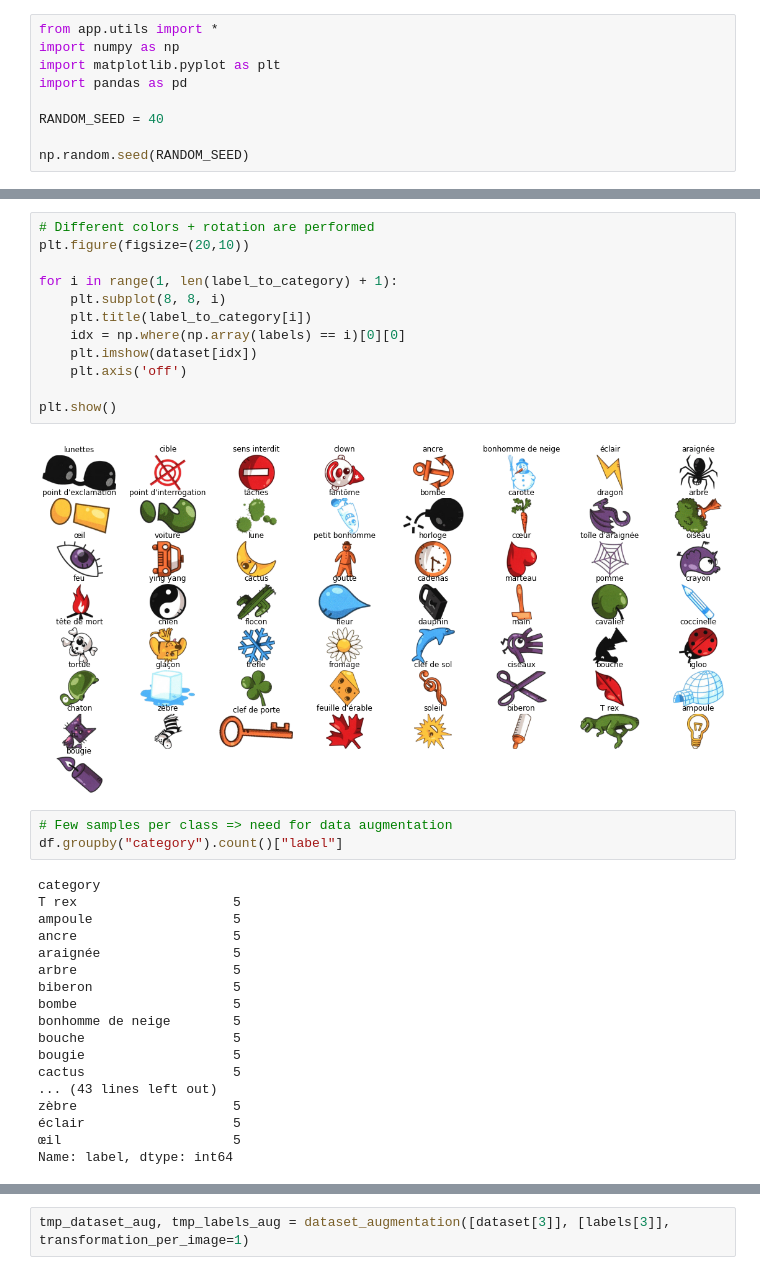
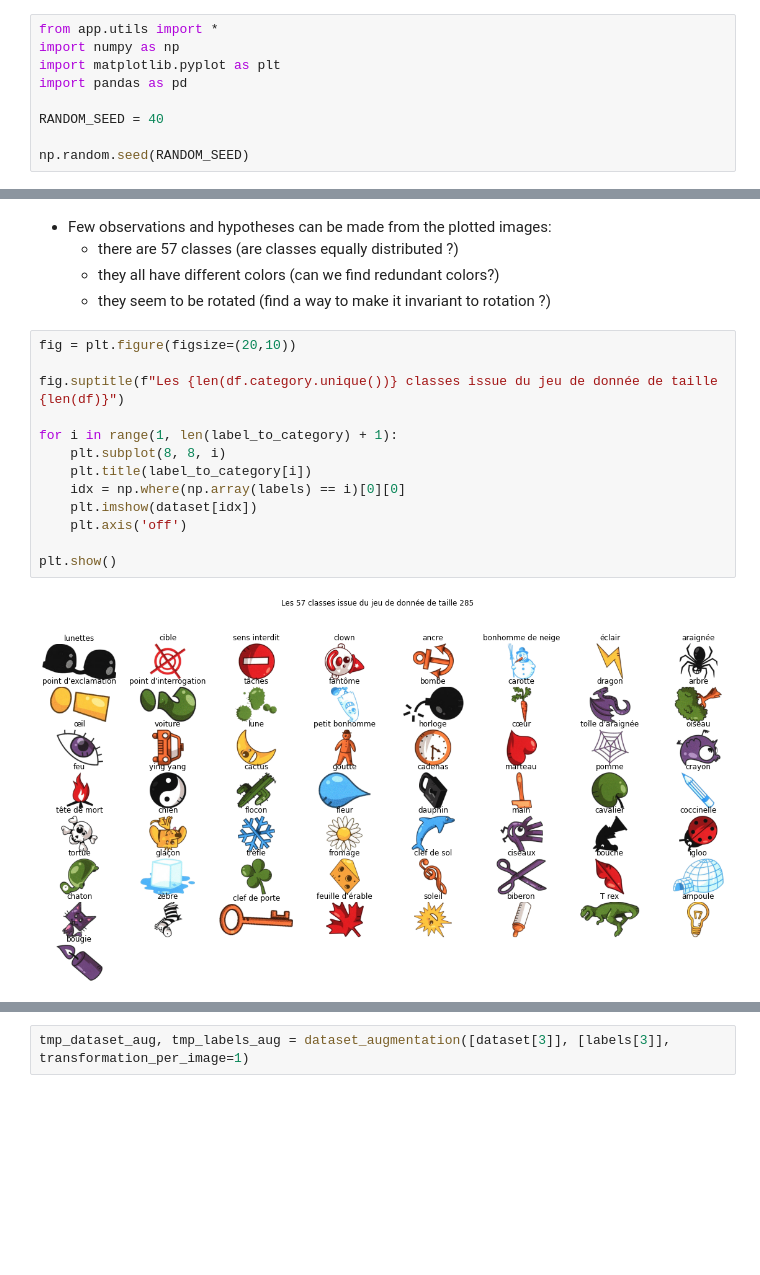
Before and after one commit to 3outeille/iml-project, a Jupyter notebook: notebook.ipynb, the cells around one changed output, grey strips where cells are left out. Saved outputs shown, nothing was run; the diff lists cells and outputs as text; blank space fills up the shorter version.

```diff
--- a/notebook.ipynb
+++ b/notebook.ipynb
@@ -42,35 +55,20 @@ df
+# %% [markdown]
+- Few observations and hypotheses can be made from the plotted images:
+    - there are 57 classes (are classes equally distributed ?)
+    - they all have different colors (can we find redundant colors?)
+    - they seem to be rotated (find a way to make it invariant to rotation ?)
 # %%
-# Different colors + rotation are performed
-plt.figure(figsize=(20,10))
+fig = plt.figure(figsize=(20,10))
+
+fig.suptitle(f"Les {len(df.category.unique())} classes issue du jeu de donnée de taille {len(df)}")
 
 for i in range(1, len(label_to_category) + 1):
     plt.subplot(8, 8, i)
     plt.title(label_to_category[i])
     idx = np.where(np.array(labels) == i)[0][0]
     plt.imshow(dataset[idx])
     plt.axis('off')
 
 plt.show()
 # %% [output]
-[figure, old version]
+[figure, new version]
-# %%
-# Few samples per class => need for data augmentation
-df.groupby("category").count()["label"]
-# %% [output]
-category
-T rex                    5
-ampoule                  5
-ancre                    5
-araignée                 5
-arbre                    5
-biberon                  5
-bombe                    5
-bonhomme de neige        5
-bouche                   5
-bougie                   5
-cactus                   5
-... (43 lines left out)
-zèbre                    5
-éclair                   5
-œil                      5
-Name: label, dtype: int64
```
Also changed, not shown: parts of 70 cells of this notebook.
